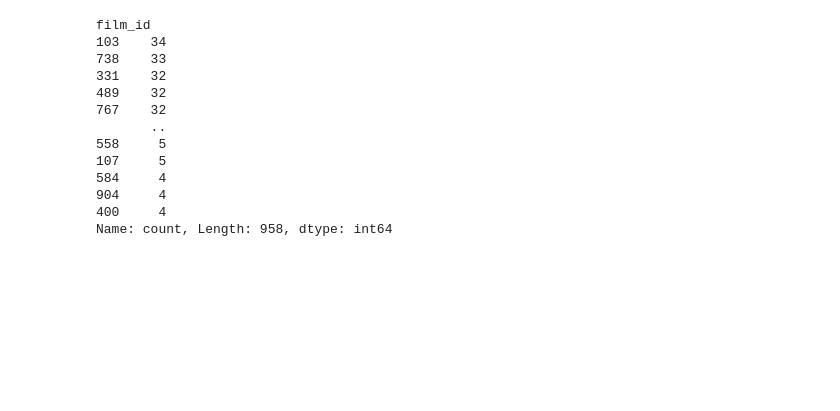
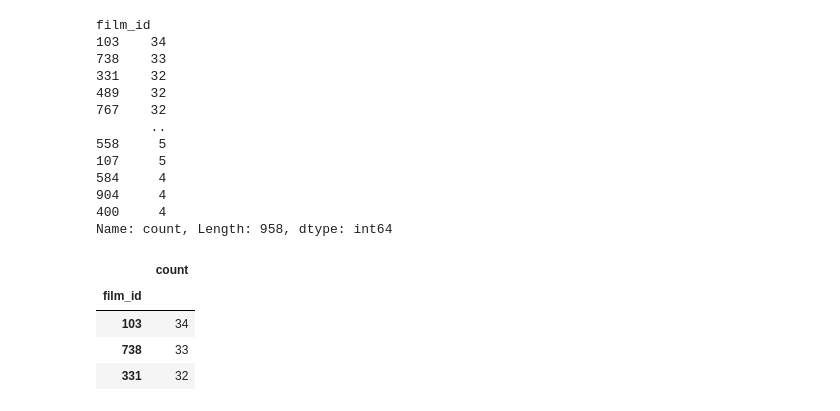
Before and after one commit to MiguelAngel3378/CURSO_ANALISIS_BD2, a Jupyter notebook: m4_pandas/operaciones/sakila_join.ipynb, the cells around one changed output. Drawn from its saved outputs; the diff is of its cells as text; code cells hidden in the pictures; blank space fills up the shorter version.

```diff
--- a/m4_pandas/operaciones/sakila_join.ipynb
+++ b/m4_pandas/operaciones/sakila_join.ipynb
@@ -431,3 +431,13 @@ film_id
 904     4
 400     4
 Name: count, Length: 958, dtype: int64
+# %%
+rental_counts = df_rental_inventory['film_id'].value_counts()
+df_rental_counts = pd.DataFrame(rental_counts)
+df_rental_counts.head(3)
+# %% [output]
+|  | count |
+| film_id |  |
+| 103 | 34 |
+| 738 | 33 |
+| 331 | 32 |
```
Also changed, not shown: parts of 4 cells of this notebook.
